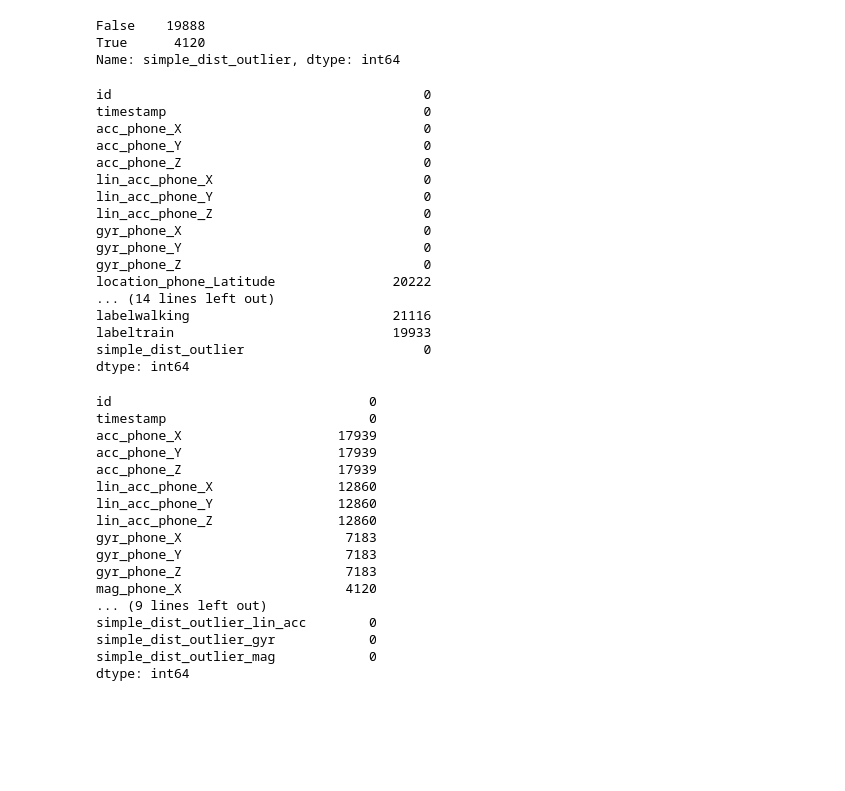
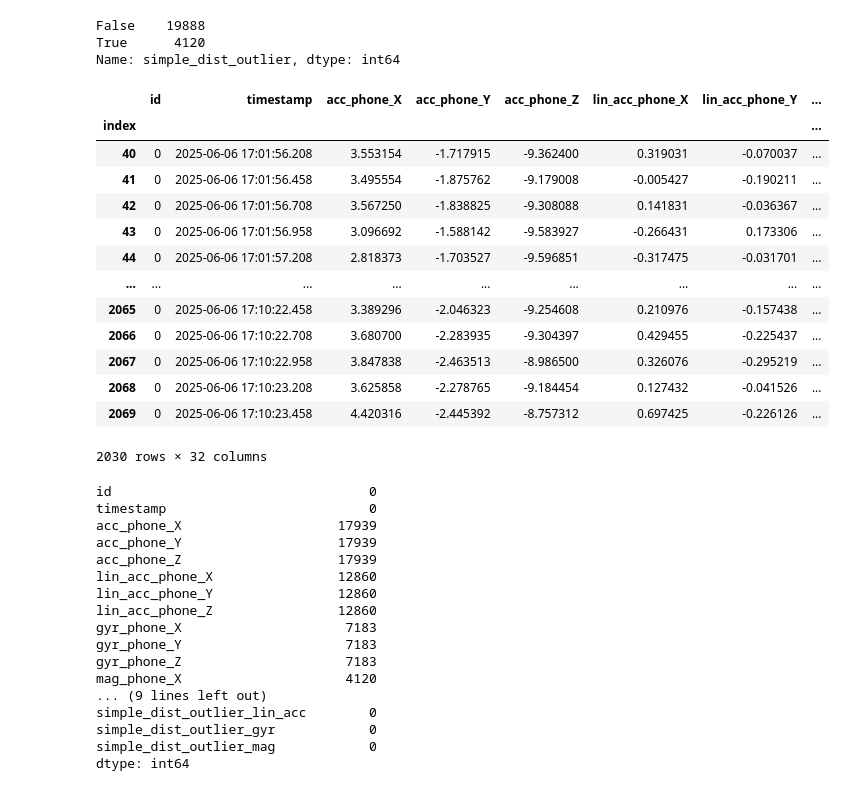
Before and after one commit to MichM072/ML4QS-GROUP99, a Jupyter notebook: Python3Code/imputation.ipynb, the cells around one changed output. Cells and saved outputs as stored; diff of their text form; code cells hidden in the pictures; blank space fills up the shorter version.

Commit message:
WIP Imputation notebook, fix outlier checking!

```diff
--- a/Python3Code/imputation.ipynb
+++ b/Python3Code/imputation.ipynb
@@ -179,25 +166,22 @@ def time_gap(group):
     time_gaps = (time_gap_dfs > threshold).sum()
     return time_gaps
 # %%
-full_df.isna().sum()
+full_df[full_df['id'] == 0]
 # %% [output]
+|  | id | timestamp | acc_phone_X | acc_phone_Y | acc_phone_Z | lin_acc_phone_X | lin_acc_phone_Y | ... |
+| index |  |  |  |  |  |  |  | ... |
+| 40 | 0 | 2025-06-06 17:01:56.208 | 3.553154 | -1.717915 | -9.362400 | 0.319031 | -0.070037 | ... |
+| 41 | 0 | 2025-06-06 17:01:56.458 | 3.495554 | -1.875762 | -9.179008 | -0.005427 | -0.190211 | ... |
+| 42 | 0 | 2025-06-06 17:01:56.708 | 3.567250 | -1.838825 | -9.308088 | 0.141831 | -0.036367 | ... |
+| 43 | 0 | 2025-06-06 17:01:56.958 | 3.096692 | -1.588142 | -9.583927 | -0.266431 | 0.173306 | ... |
+| 44 | 0 | 2025-06-06 17:01:57.208 | 2.818373 | -1.703527 | -9.596851 | -0.317475 | -0.031701 | ... |
+| ... | ... | ... | ... | ... | ... | ... | ... | ... |
+| 2065 | 0 | 2025-06-06 17:10:22.458 | 3.389296 | -2.046323 | -9.254608 | 0.210976 | -0.157438 | ... |
+| 2066 | 0 | 2025-06-06 17:10:22.708 | 3.680700 | -2.283935 | -9.304397 | 0.429455 | -0.225437 | ... |
+| 2067 | 0 | 2025-06-06 17:10:22.958 | 3.847838 | -2.463513 | -8.986500 | 0.326076 | -0.295219 | ... |
+| 2068 | 0 | 2025-06-06 17:10:23.208 | 3.625858 | -2.278765 | -9.184454 | 0.127432 | -0.041526 | ... |
+| 2069 | 0 | 2025-06-06 17:10:23.458 | 4.420316 | -2.445392 | -8.757312 | 0.697425 | -0.226126 | ... |
-id                                        0
-timestamp                                 0
-acc_phone_X                               0
-acc_phone_Y                               0
-acc_phone_Z                               0
-lin_acc_phone_X                           0
-lin_acc_phone_Y                           0
-lin_acc_phone_Z                           0
-gyr_phone_X                               0
-gyr_phone_Y                               0
-gyr_phone_Z                               0
-location_phone_Latitude               20222
-... (14 lines left out)
-labelwalking                          21116
-labeltrain                            19933
-simple_dist_outlier                       0
-dtype: int64
+2030 rows × 32 columns
 # %%
 imputation_df = full_df.copy()
 
```
Also changed, not shown: parts of 9 cells of this notebook.
